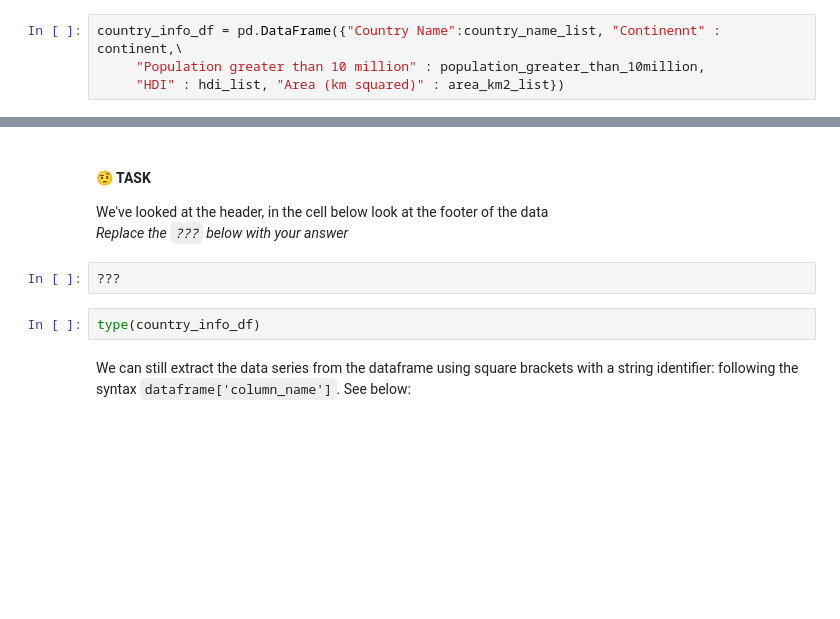
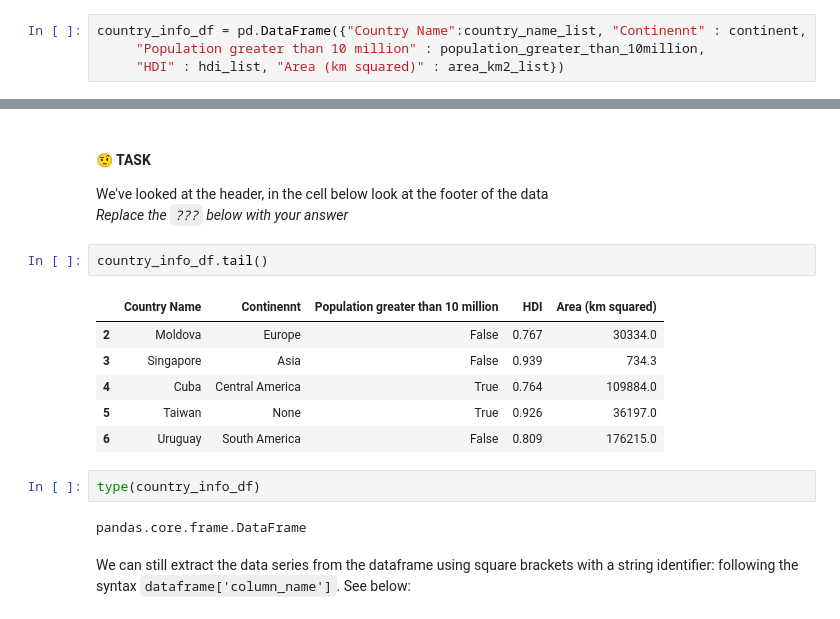
Before and after one commit to benkeel/hestia_python_practicals, a Jupyter notebook: week3/week3_datascience_with_python1.ipynb, the cells around one changed output, grey strips where cells are left out. Cells and saved outputs as stored; diff of their text form; blank space fills up the shorter version.

```diff
--- a/week3/week3_datascience_with_python1.ipynb
+++ b/week3/week3_datascience_with_python1.ipynb
@@ -39,7 +74,7 @@ area_km2_list = [242495, 27834, 30334 , 734.3, 109884 , 36197, 176215] # Area in
 # %% [markdown]
 We can hard code our column names using a dictionary
 # %%
-country_info_df = pd.DataFrame({"Country Name":country_name_list, "Continennt" : continent,\
+country_info_df = pd.DataFrame({"Country Name":country_name_list, "Continennt" : continent,
      "Population greater than 10 million" : population_greater_than_10million,
      "HDI" : hdi_list, "Area (km squared)" : area_km2_list})
 # %%
@@ -52,10 +103,19 @@ country_info_df.head()
 #### 🤨 TASK
 We've looked at the header, in the cell below look at the footer of the data
 *Replace the `???` below with your answer*
-# %%
-???
+# %%
+country_info_df.tail()
+# %% [output]
+|  | Country Name | Continennt | Population greater than 10 million | HDI | Area (km squared) |
+| 2 | Moldova | Europe | False | 0.767 | 30334.0 |
+| 3 | Singapore | Asia | False | 0.939 | 734.3 |
+| 4 | Cuba | Central America | True | 0.764 | 109884.0 |
+| 5 | Taiwan | None | True | 0.926 | 36197.0 |
+| 6 | Uruguay | South America | False | 0.809 | 176215.0 |
 # %%
 type(country_info_df)
+# %% [output]
+pandas.core.frame.DataFrame
 # %% [markdown]
 We can still extract the data series from the dataframe using square brackets with a string identifier: following the syntax `dataframe['column_name']`. See below:
 # %%
```
Also changed, not shown: parts of 40 cells of this notebook, 2 other files.
